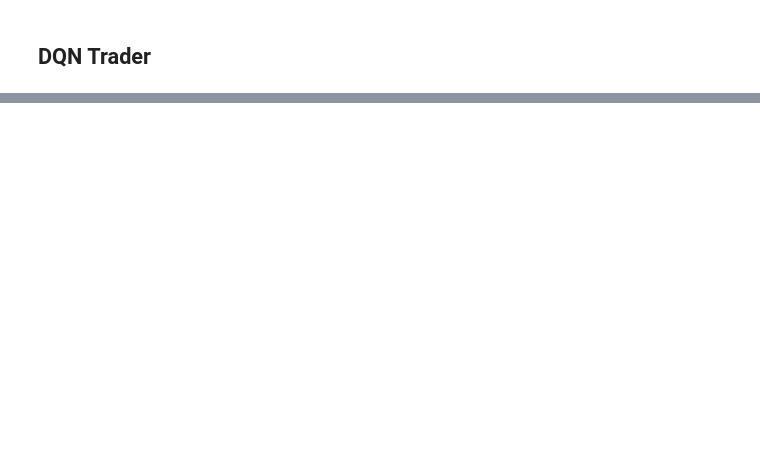
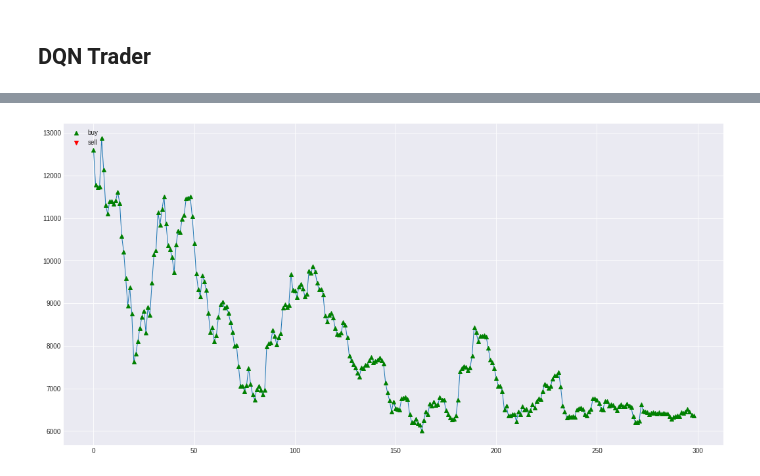
Before and after one commit to Angelogeb/data-mining, a Jupyter notebook: hw4/LSTM for Timeseries.ipynb, the cells around one changed output, grey strips where cells are left out. Saved outputs shown, nothing was run; the diff lists cells and outputs as text; code cells hidden in the pictures; blank space fills up the shorter version.

```diff
--- a/hw4/LSTM for Timeseries.ipynb
+++ b/hw4/LSTM for Timeseries.ipynb
@@ -223,16 +275,16 @@ print(f'LSTM train MAE: {model.get_train_mae()}')
 # %%
 import dqn
 # %%
-train_days = daily_info.loc[daily_info['Date'] < datetime(2018, 1, 1).date()]
+train_days = daily_info.loc[(daily_info['Date'] > datetime(2016, 1, 1).date()) & (daily_info['Date'] < datetime(2018, 1, 1).date())]
 test_days = daily_info.loc[daily_info['Date'] >= datetime(2018, 1, 1).date()]
 # %%
 BUDGET = 10_000 # dollarz
 WINDOW = 15
-EPISODES = 4
+EPISODES = 5
 BATCH_SZ = 64
 
 btc_env = dqn.BitcoinStockEnvironment(train_days['Mean'].values, BUDGET, WINDOW)
-trader_agent = dqn.DQNAgent(WINDOW, 2)
+trader_agent = dqn.DQNAgent(WINDOW, 3)
 # %%
 def plt_choices(days, results):
     x = np.array(range(len(days)))
@@ -241,8 +293,9 @@ def plt_choices(days, results):
     bought = days[results == 0]
     sold_x = x[results ==  1]
     sold = days[results == 1]
-    plt.plot(bought_x, bought, 'g^')
-    plt.plot(sold_x, sold, 'rv')
+    plt.plot(bought_x, bought, 'g^', label='buy')
+    plt.plot(sold_x, sold, 'rv', label='sell')
+    plt.legend(loc='upper left', frameon=False)
     plt.show()
 
 def test_trader(trader_agent, btc_env):
@@ -314,5 +424,6 @@ KeyboardInterrupt:
 # %%
 btc_test_env = dqn.BitcoinStockEnvironment(test_days['Mean'].values, BUDGET, WINDOW)
 actions, rewards, btcs, budget = test_trader(trader_agent, btc_test_env)
 plt_choices(test_days['Mean'].values[WINDOW:], np.array(actions))
-rewards
+# %% [output]
+[figure, added]
```
Also changed, not shown: parts of 16 cells of this notebook, 1 other file.
